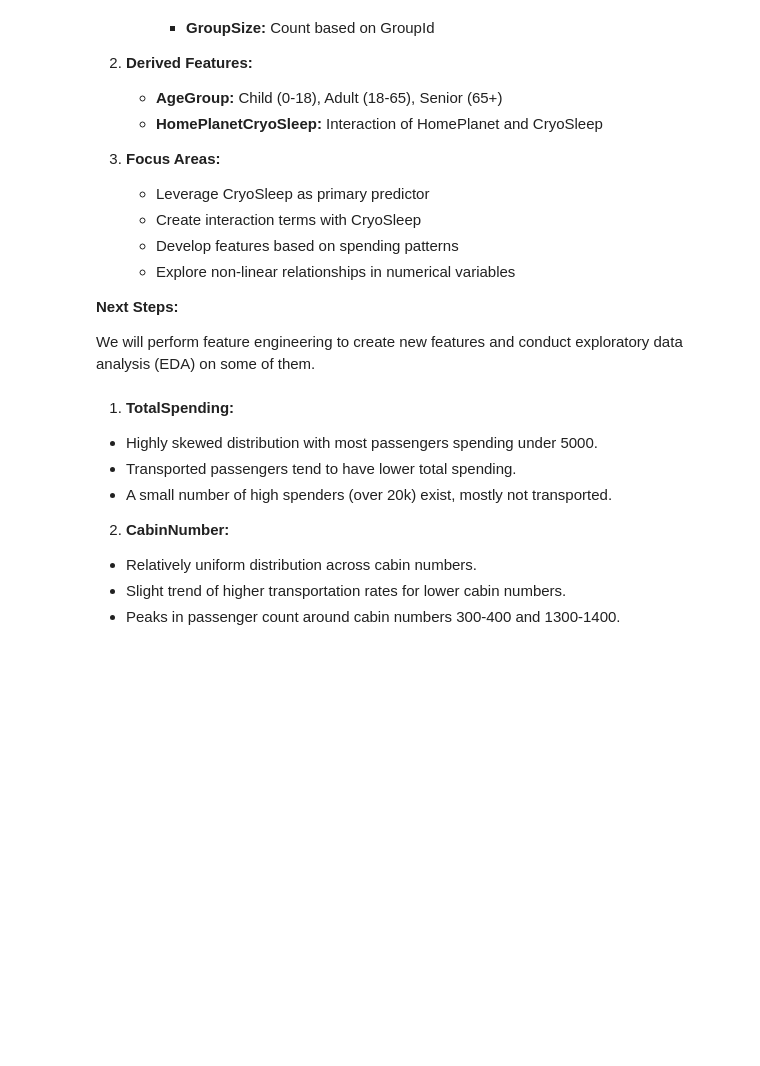
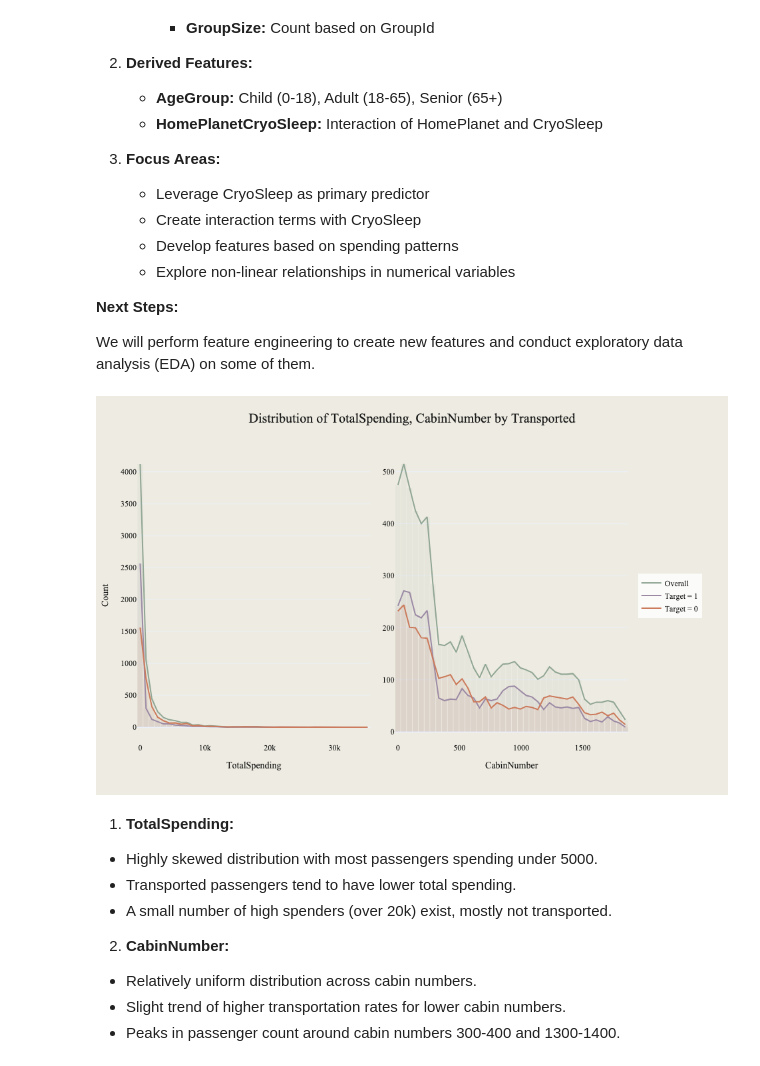
Before and after one commit to vytautas-bunevicius/kaggle-spaceship-titanic, a Jupyter notebook: notebooks/spaceship_titanic_analysis.ipynb, the cells around one changed output. Saved outputs shown, nothing was run; the diff lists cells and outputs as text; code cells hidden in the pictures; blank space fills up the shorter version.

```diff
--- a/notebooks/spaceship_titanic_analysis.ipynb
+++ b/notebooks/spaceship_titanic_analysis.ipynb
@@ -610,6 +610,10 @@ plot_numeric_distributions(
     "Transported",
     save_path="../images/numerical_features_one_engineered.png",
 )
+# %%
+Image(filename="../images/numerical_features_one_engineered.png")
+# %% [output]
+[figure, added]
 # %% [markdown]
 1. **TotalSpending:**
 
```
Also changed, not shown: parts of 4 cells of this notebook.
